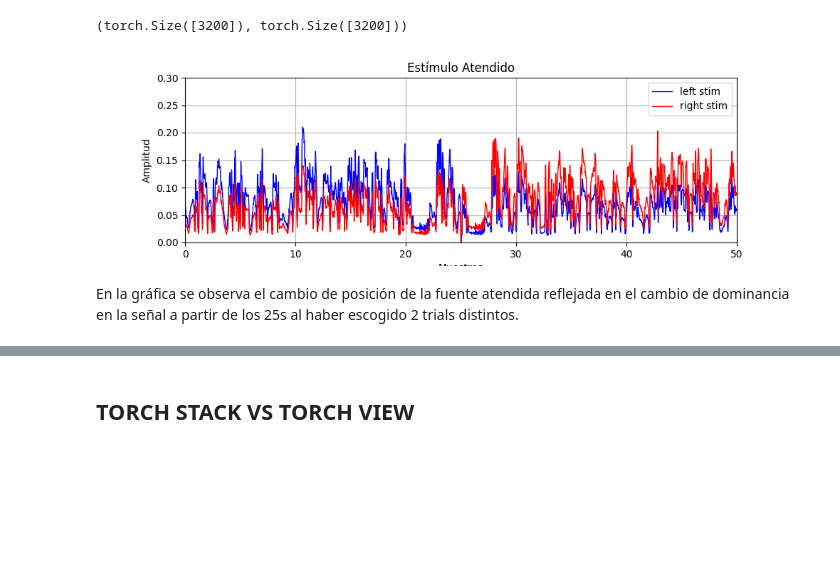
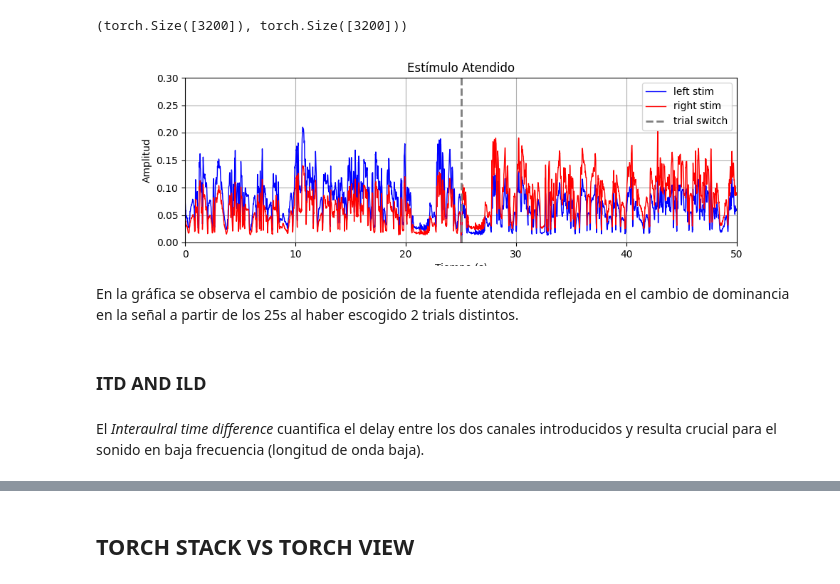
Before and after one commit to garcesote/deepAAD_project, a Jupyter notebook: notebooks/play.ipynb, the cells around one changed output, grey strips where cells are left out. Drawn from its saved outputs; the diff is of its cells as text; code cells hidden in the pictures; blank space fills up the shorter version.

```diff
--- a/notebooks/play.ipynb
+++ b/notebooks/play.ipynb
@@ -533,18 +546,19 @@ env_L.shape, env_R.shape
 # %%
 # Representar envolvente derecha
 x = np.arange(0, len(env_L)) / 64
 plt.figure(figsize=(10, 3))
 plt.plot(x, env_L, color='blue', linewidth=1, label='left stim')
 plt.plot(x, env_R, color='red', linewidth=1, label='right stim')
+plt.axvline(x=25, color='grey', linestyle='--', linewidth=2, label='trial switch')
 plt.title('Estímulo Atendido')
 plt.xlabel('Tiempo (s)')
 plt.ylabel('Amplitud')
 plt.xlim([0, 50])
 plt.ylim([0, 0.3])
 plt.grid()
 plt.legend()
 plt.show()
 # %% [output]
-[figure, old version]
+[figure, new version]
 # %% [markdown]
 En la gráfica se observa el cambio de posición de la fuente atendida reflejada en el cambio de dominancia en la señal a partir de los 25s al haber escogido 2 trials distintos.
@@ -552,0 +565,2 @@ En la gráfica se observa el cambio de posición de la fuente atendida reflejada
+# %% [markdown]
+### ITD AND ILD
@@ -552,0 +569,2 @@ En la gráfica se observa el cambio de posición de la fuente atendida reflejada
+# %% [markdown]
+El *Interaulral time difference* cuantifica el delay entre los dos canales introducidos y resulta crucial para el sonido en baja frecuencia (longitud de onda baja).
```
Also changed, not shown: parts of 14 cells of this notebook, 10 other files.
